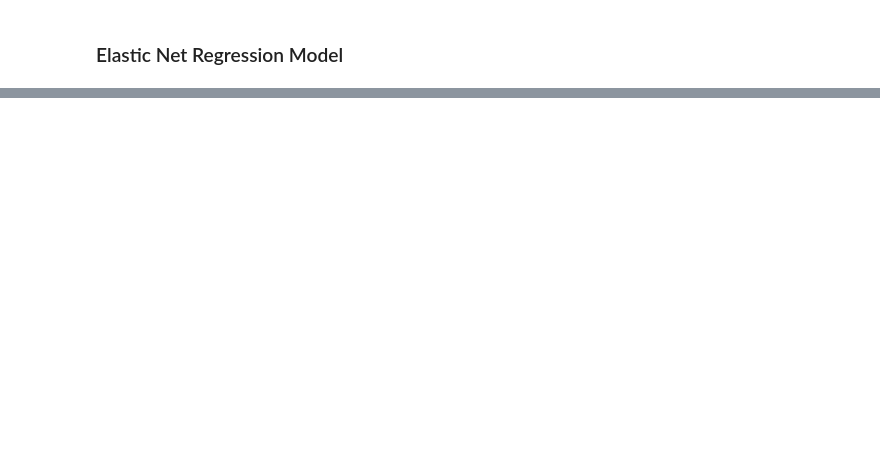
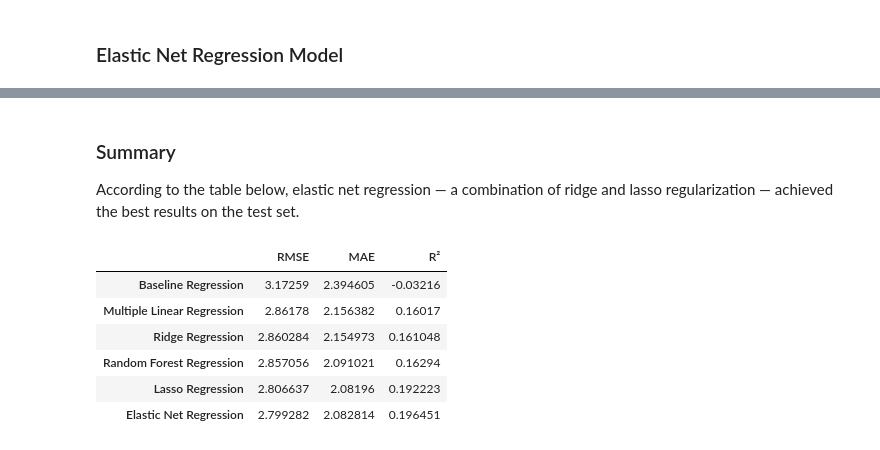
Before and after one commit to OctFog/Math-189-Project, a Jupyter notebook: student_performance.ipynb, the cells around one changed output, grey strips where cells are left out. Drawn from its saved outputs; the diff is of its cells as text; code cells hidden in the pictures; blank space fills up the shorter version.

```diff
--- a/student_performance.ipynb
+++ b/student_performance.ipynb
@@ -429,2 +625,4 @@ print(f"R²:   {baseline_r2:.4f}")
+# %%
+all_results.loc['Baseline Regression', :] = np.array([baseline_rmse, baseline_mae, baseline_r2])
 # %% [markdown]
 ### Baseline classification: predict pass/fail, excluding G1 and G2
@@ -775,0 +1028,16 @@ print(f"R²:   {lasso_r2:.4f}")
+# %%
+lasso_model, X_reg, lasso_df, lasso_rmse, lasso_mae, lasso_r2 = (
+    lasso_regression(df, all_vars)
+)
+
+print("\nLasso Regression Results Without G1/G2 (alpha=0.1)")
+print("---------------------------------------------------")
+print(f"RMSE: {lasso_rmse:.4f}")
+print(f"MAE:  {lasso_mae:.4f}")
+print(f"R²:   {lasso_r2:.4f}")
+
+all_results.loc["Lasso Regression", :] = [
+    lasso_rmse,
+    lasso_mae,
+    lasso_r2
+]
@@ -848,0 +1153,19 @@ print(f"R²:   {en_r2:.4f}")
+# %%
+elastic_net_model, X_reg, en_df, en_rmse, en_mae, en_r2 = (
+    elastic_net_regression(df, all_vars)
+)
+
+print(
+    "\nElastic Net Regression Results Without G1/G2 "
+    "(alpha=0.1, l1_ratio=0.5)"
+)
+print("------------------------------------------------------------")
+print(f"RMSE: {en_rmse:.4f}")
+print(f"MAE:  {en_mae:.4f}")
+print(f"R²:   {en_r2:.4f}")
+
+all_results.loc["Elastic Net Regression", :] = [
+    en_rmse,
+    en_mae,
+    en_r2
+]
@@ -848,0 +1186,14 @@ print(f"R²:   {en_r2:.4f}")
+# %% [markdown]
+### Summary
+
+According to the table below, elastic net regression — a combination of ridge and lasso regularization — achieved the best results on the test set.
+# %%
+all_results
+# %% [output]
+|  | RMSE | MAE | R² |
+| Baseline Regression | 3.17259 | 2.394605 | -0.03216 |
+| Multiple Linear Regression | 2.86178 | 2.156382 | 0.16017 |
+| Ridge Regression | 2.860284 | 2.154973 | 0.161048 |
+| Random Forest Regression | 2.857056 | 2.091021 | 0.16294 |
+| Lasso Regression | 2.806637 | 2.08196 | 0.192223 |
+| Elastic Net Regression | 2.799282 | 2.082814 | 0.196451 |
```
Also changed, not shown: parts of 64 cells of this notebook.
